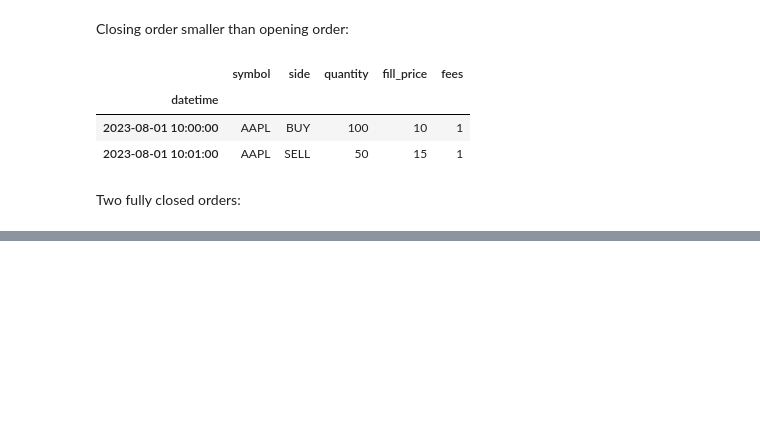
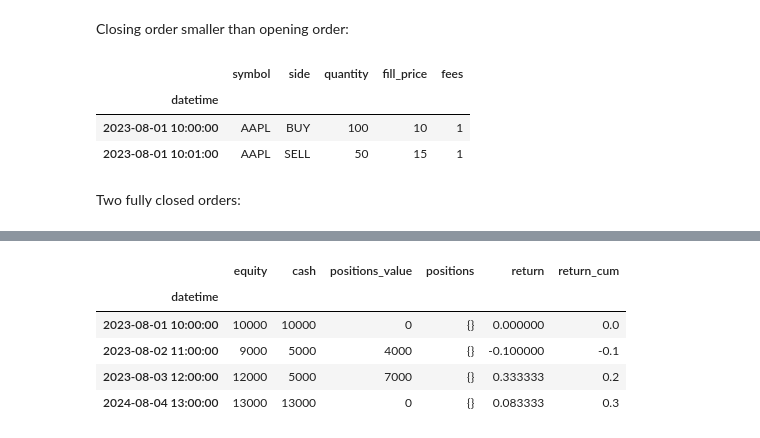
Before and after one commit to shinathan/QSExtended, a Jupyter notebook: _dissection.ipynb, the cells around one changed output, grey strips where cells are left out. Drawn from its saved outputs; the diff is of its cells as text; code cells hidden in the pictures; blank space fills up the shorter version.

```diff
--- a/_dissection.ipynb
+++ b/_dissection.ipynb
@@ -330,0 +336,23 @@ calculate_PNL_trade_log(fills_to_trades(fills_log))
+# %%
+portfolio_log = pd.DataFrame(
+    [
+        [datetime(2023, 8, 1, hour=10, minute=0), 10000, 10000, 0, {}],
+        [datetime(2023, 8, 2, hour=11, minute=0), 9000, 5000, 4000, {}],
+        [datetime(2023, 8, 3, hour=12, minute=0), 12000, 5000, 7000, {}],
+        [datetime(2024, 8, 4, hour=13, minute=0), 13000, 13000, 0, {}],
+    ],
+    columns=["datetime", "equity", "cash", "positions_value", "positions"],
+)
+portfolio_log.set_index("datetime", inplace=True)
+portfolio_log["return"] = portfolio_log["equity"].pct_change()
+portfolio_log["return_cum"] = (1.0 + portfolio_log["return"]).cumprod() - 1
+portfolio_log = portfolio_log.fillna(value=0)
+# %%
+portfolio_log
+# %% [output]
+|  | equity | cash | positions_value | positions | return | return_cum |
+| datetime |  |  |  |  |  |  |
+| 2023-08-01 10:00:00 | 10000 | 10000 | 0 | {} | 0.000000 | 0.0 |
+| 2023-08-02 11:00:00 | 9000 | 5000 | 4000 | {} | -0.100000 | -0.1 |
+| 2023-08-03 12:00:00 | 12000 | 5000 | 7000 | {} | 0.333333 | 0.2 |
+| 2024-08-04 13:00:00 | 13000 | 13000 | 0 | {} | 0.083333 | 0.3 |
```
Also changed, not shown: parts of 11 cells of this notebook, 3 other files.
